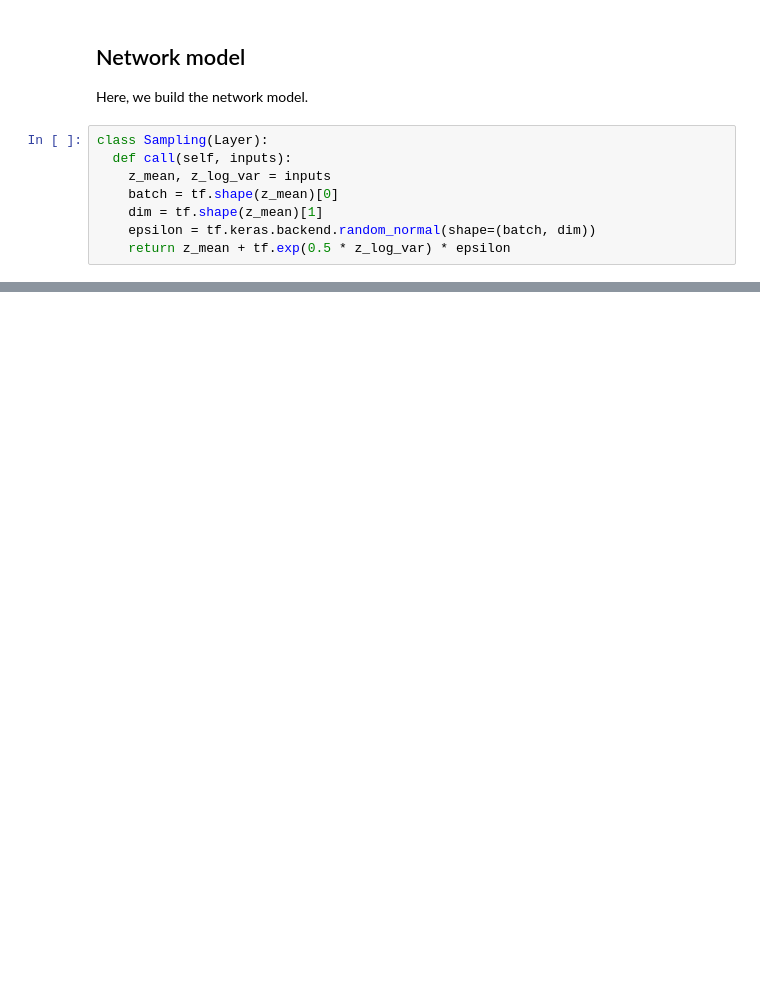
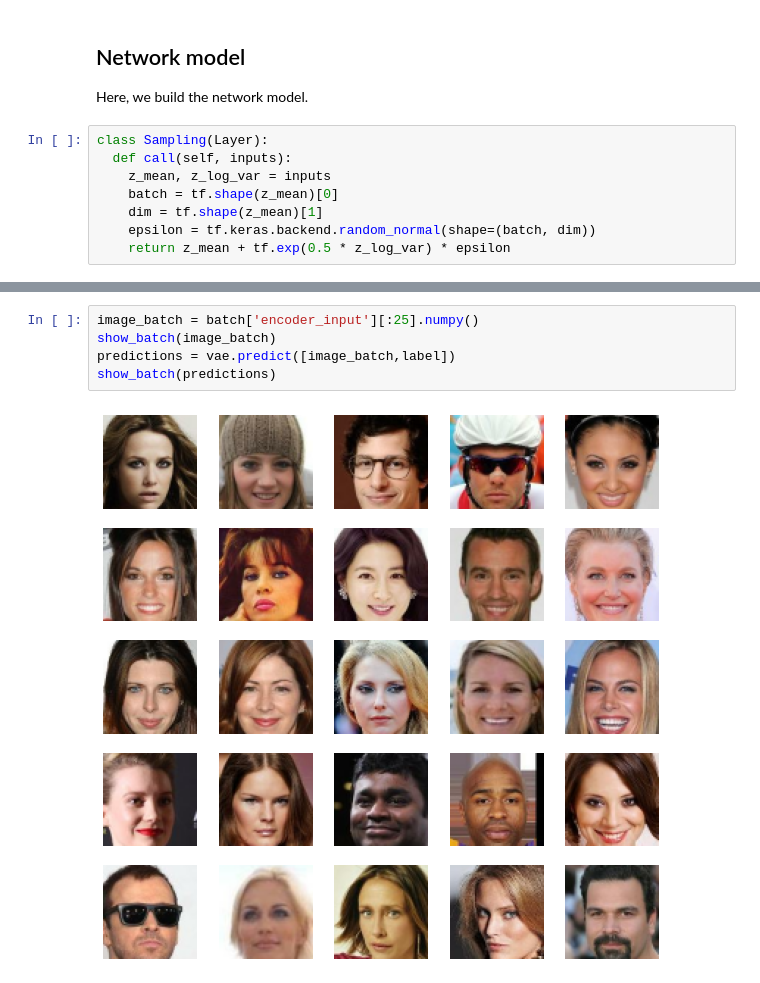
Before and after one commit to AI-Unibo-Projects/DL-Project, a Jupyter notebook: CVAE_model_Simone.ipynb, the cells around one changed output, grey strips where cells are left out. Drawn from its saved outputs; the diff is of its cells as text; blank space fills up the shorter version.

```diff
--- a/CVAE_model_Simone.ipynb
+++ b/CVAE_model_Simone.ipynb
@@ -218,0 +271,7 @@ plt.show()
+# %%
+image_batch = batch['encoder_input'][:25].numpy()
+show_batch(image_batch)
+predictions = vae.predict([image_batch,label])
+show_batch(predictions)
+# %% [output]
+[figure, added]
```
Also changed, not shown: parts of 12 cells of this notebook, 1 other file.
